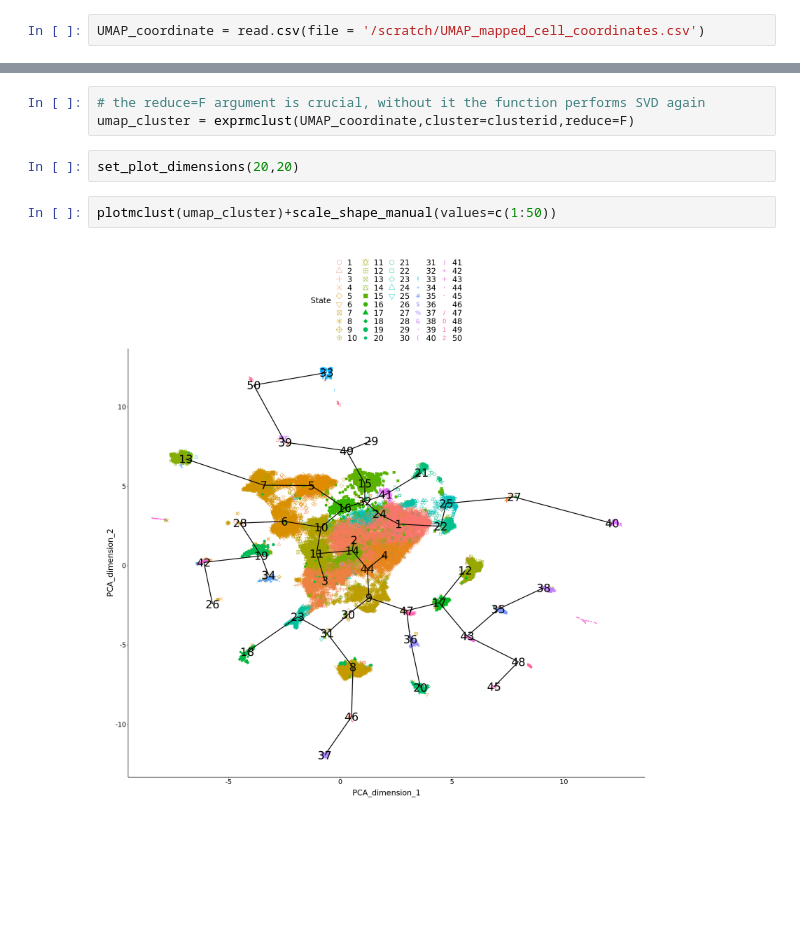
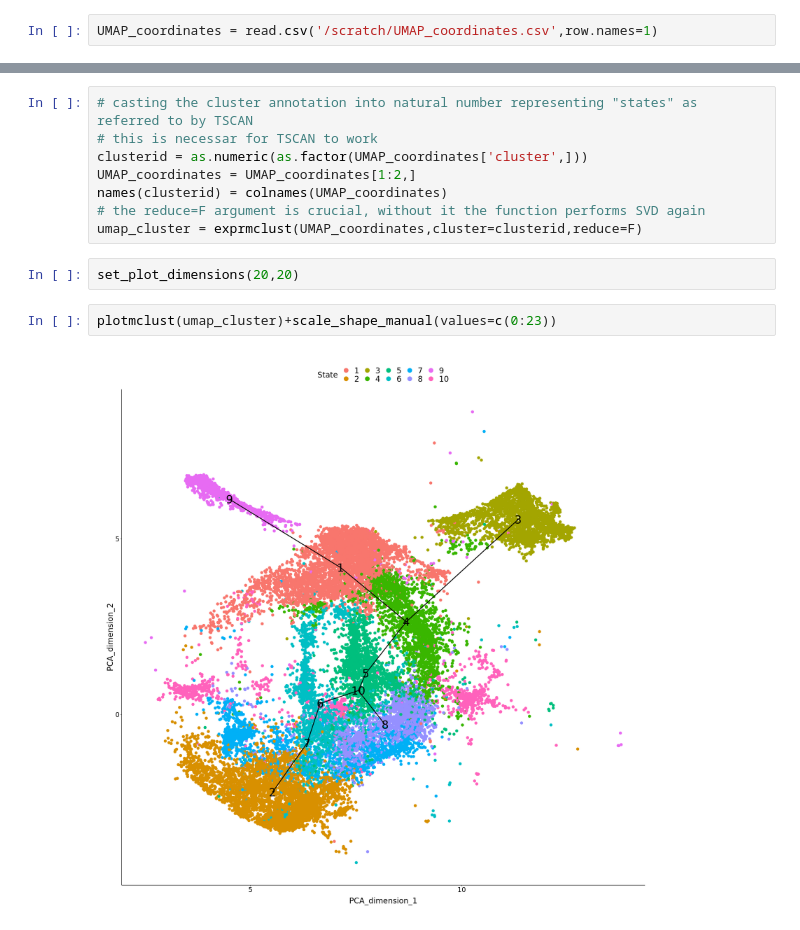
Before and after one commit to duke-chsi-informatics/iyer_tumor, a Jupyter notebook: part10_Test_TSCAN.ipynb, the cells around one changed output, grey strips where cells are left out. Drawn from its saved outputs; the diff is of its cells as text; blank space fills up the shorter version.

Commit message:
advanced trajectory analysis by integrating Scanpy/Scirpy output and TSCAN

```diff
--- a/part10_Test_TSCAN.ipynb
+++ b/part10_Test_TSCAN.ipynb
@@ -101,4 +65,4 @@ plotmclust(tscan_cluster)+scale_shape_manual(values=c(1:50))
 # %% [markdown]
 ## Testing on Using Imported UMAP Coordinates
 # %%
-UMAP_coordinate = read.csv(file = '/scratch/UMAP_mapped_cell_coordinates.csv')
+UMAP_coordinates = read.csv('/scratch/UMAP_coordinates.csv',row.names=1)
@@ -114,9 +69,14 @@ names(clusterid) = colnames(UMAP_coordinate)
 # %%
+# casting the cluster annotation into natural number representing "states" as referred to by TSCAN
+# this is necessar for TSCAN to work
+clusterid = as.numeric(as.factor(UMAP_coordinates['cluster',]))
+UMAP_coordinates = UMAP_coordinates[1:2,]
+names(clusterid) = colnames(UMAP_coordinates)
 # the reduce=F argument is crucial, without it the function performs SVD again
-umap_cluster = exprmclust(UMAP_coordinate,cluster=clusterid,reduce=F)
+umap_cluster = exprmclust(UMAP_coordinates,cluster=clusterid,reduce=F)
 # %%
 set_plot_dimensions(20,20)
 # %%
-plotmclust(umap_cluster)+scale_shape_manual(values=c(1:50))
+plotmclust(umap_cluster)+scale_shape_manual(values=c(0:23))
 # %% [output]
-[figure, old version]
+[figure, new version]
```
Also changed, not shown: parts of 34 cells of this notebook, 3 other files.
